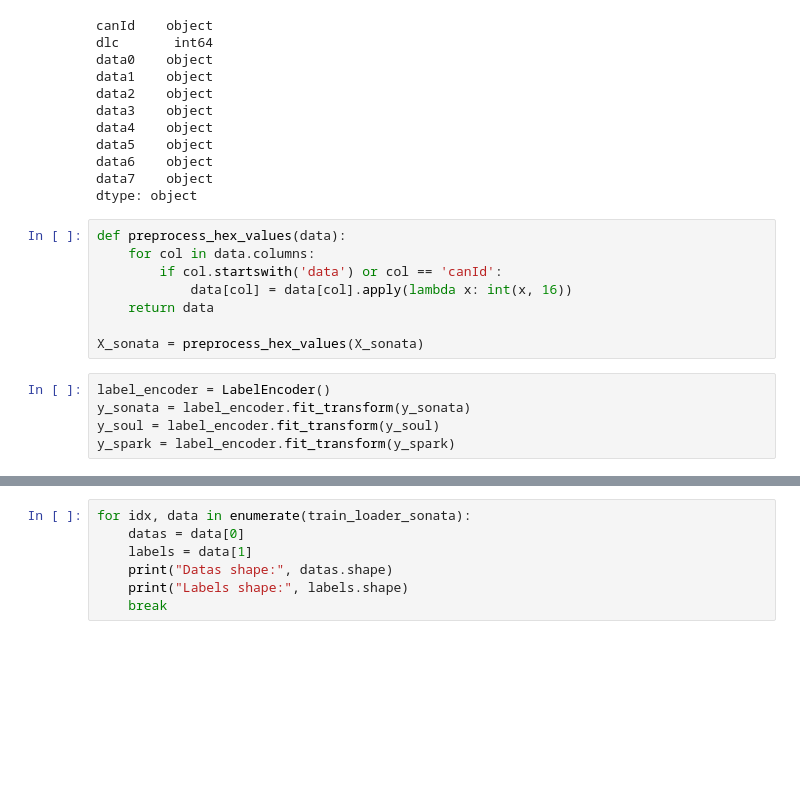
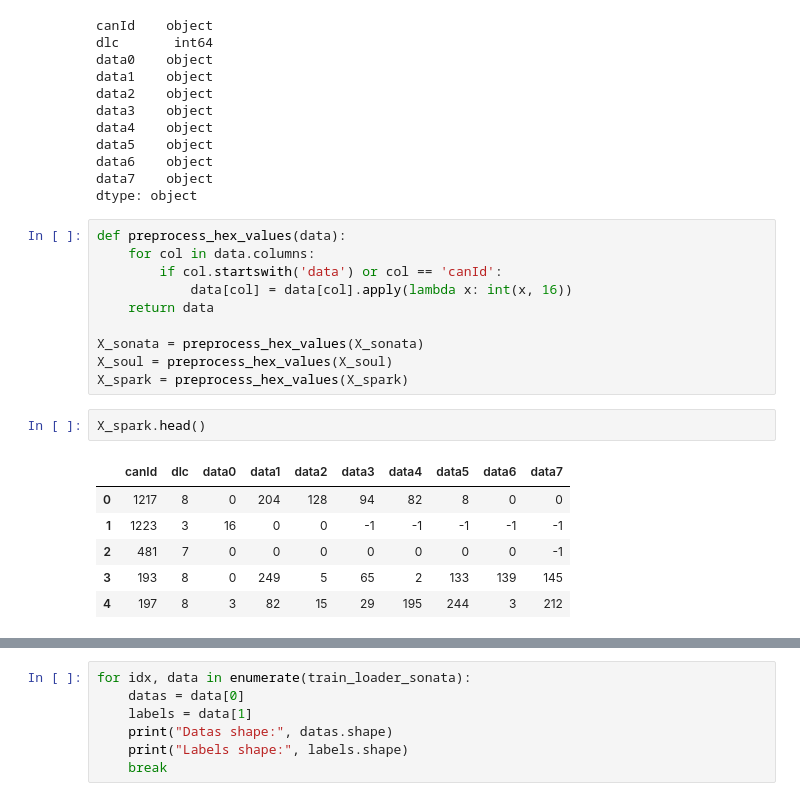
Before and after one commit to zsikorska/cps-can-bus, a Jupyter notebook: detection.ipynb, the cells around one changed output, grey strips where cells are left out. Cells and saved outputs as stored; diff of their text form; blank space fills up the shorter version.

```diff
--- a/detection.ipynb
+++ b/detection.ipynb
@@ -107,8 +149,14 @@ def preprocess_hex_values(data):
     return data
 
 X_sonata = preprocess_hex_values(X_sonata)
+X_soul = preprocess_hex_values(X_soul)
+X_spark = preprocess_hex_values(X_spark)
-# %%
-label_encoder = LabelEncoder()
-y_sonata = label_encoder.fit_transform(y_sonata)
-y_soul = label_encoder.fit_transform(y_soul)
-y_spark = label_encoder.fit_transform(y_spark)
+# %%
+X_spark.head()
+# %% [output]
+|  | canId | dlc | data0 | data1 | data2 | data3 | data4 | data5 | data6 | data7 |
+| 0 | 1217 | 8 | 0 | 204 | 128 | 94 | 82 | 8 | 0 | 0 |
+| 1 | 1223 | 3 | 16 | 0 | 0 | -1 | -1 | -1 | -1 | -1 |
+| 2 | 481 | 7 | 0 | 0 | 0 | 0 | 0 | 0 | 0 | -1 |
+| 3 | 193 | 8 | 0 | 249 | 5 | 65 | 2 | 133 | 139 | 145 |
+| 4 | 197 | 8 | 3 | 82 | 15 | 29 | 195 | 244 | 3 | 212 |
```
Also changed, not shown: parts of 17 cells of this notebook.
